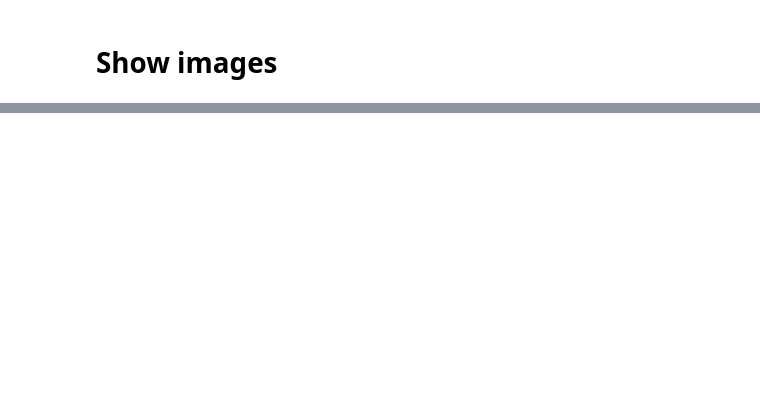
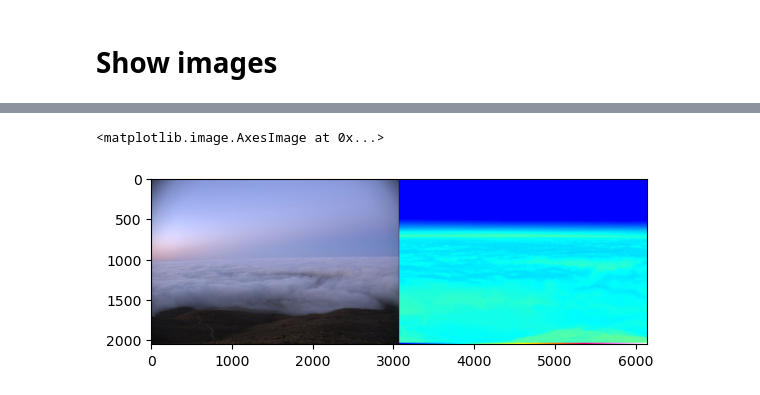
Before and after one commit to RBhupi/Konza_Mobo_Analysis, a Jupyter notebook: mobotix-download.ipynb, the cells around one changed output, grey strips where cells are left out. Saved outputs shown, nothing was run; the diff lists cells and outputs as text; code cells hidden in the pictures; blank space fills up the shorter version.

Commit message:
mobo plot

```diff
--- a/mobotix-download.ipynb
+++ b/mobotix-download.ipynb
@@ -10,6 +28,7 @@ import cv2
 # %%
-data_dir = '/Users/bhupendra/data/mobotest/'
-
+data_dir = '/Users/bhupendra/data/mobotix/'
+node = "V017"
 if not os.path.exists(data_dir):
-    os.makedirs(data_dir)
+    os.makedirs(data_dir+node)
+out_dir = data_dir+node
 # %%
@@ -71,7 +120,7 @@ download_files_beehive(df, file_ext='csv')
 # %% [markdown]
 # Show images
 # %%
-flist = glob.glob(data_dir+'*.jpg')
+flist = glob.glob(out_dir+'/*.jpg')
 flist.sort()
 flist
 # %% [output]
@@ -86,3 +139,8 @@ flist
 # %%
+# Plot image as it is
 img = cv2.imread(flist[0])
-cv2.imshow('image' ,img)
+img = cv2.cvtColor(img, cv2.COLOR_BGR2RGB)
+plt.imshow(img)
+# %% [output]
+<matplotlib.image.AxesImage at 0x...>
+[figure, added]
```
Also changed, not shown: parts of 12 cells of this notebook.
